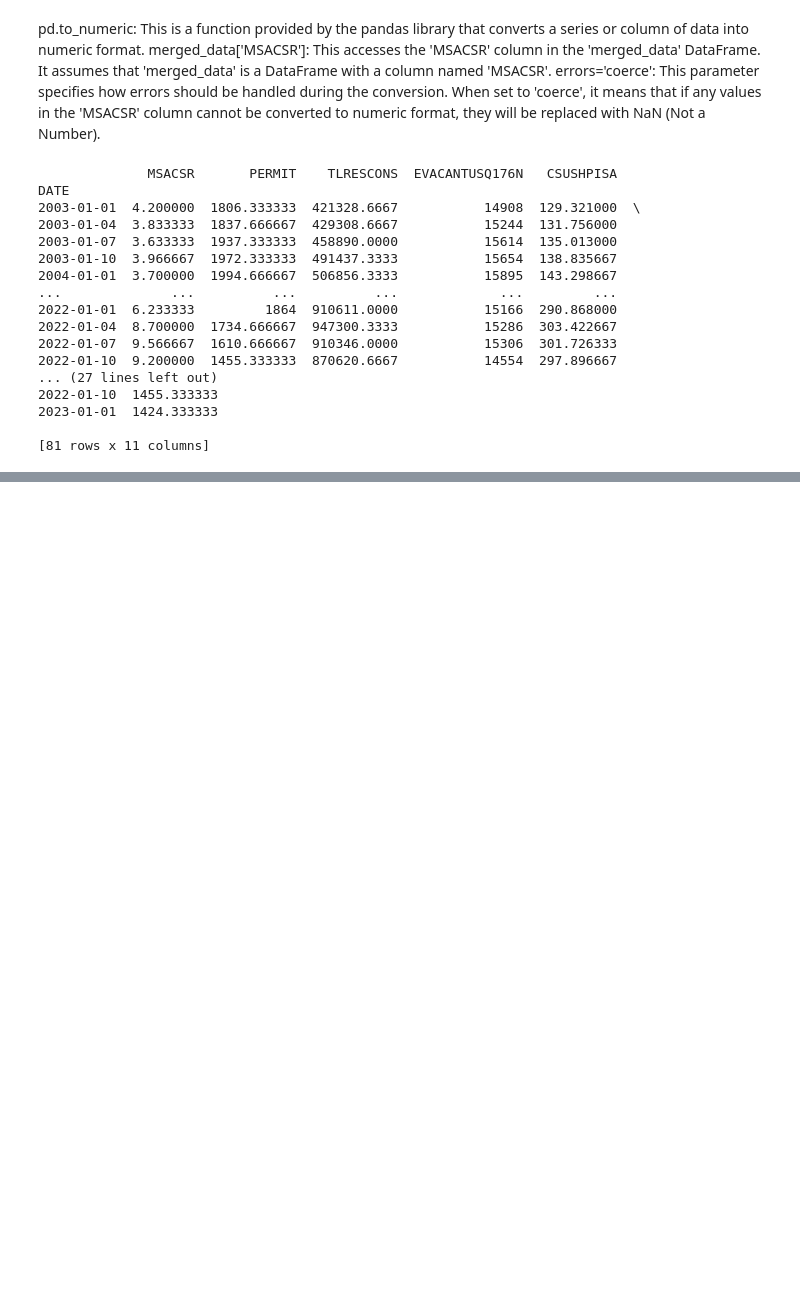
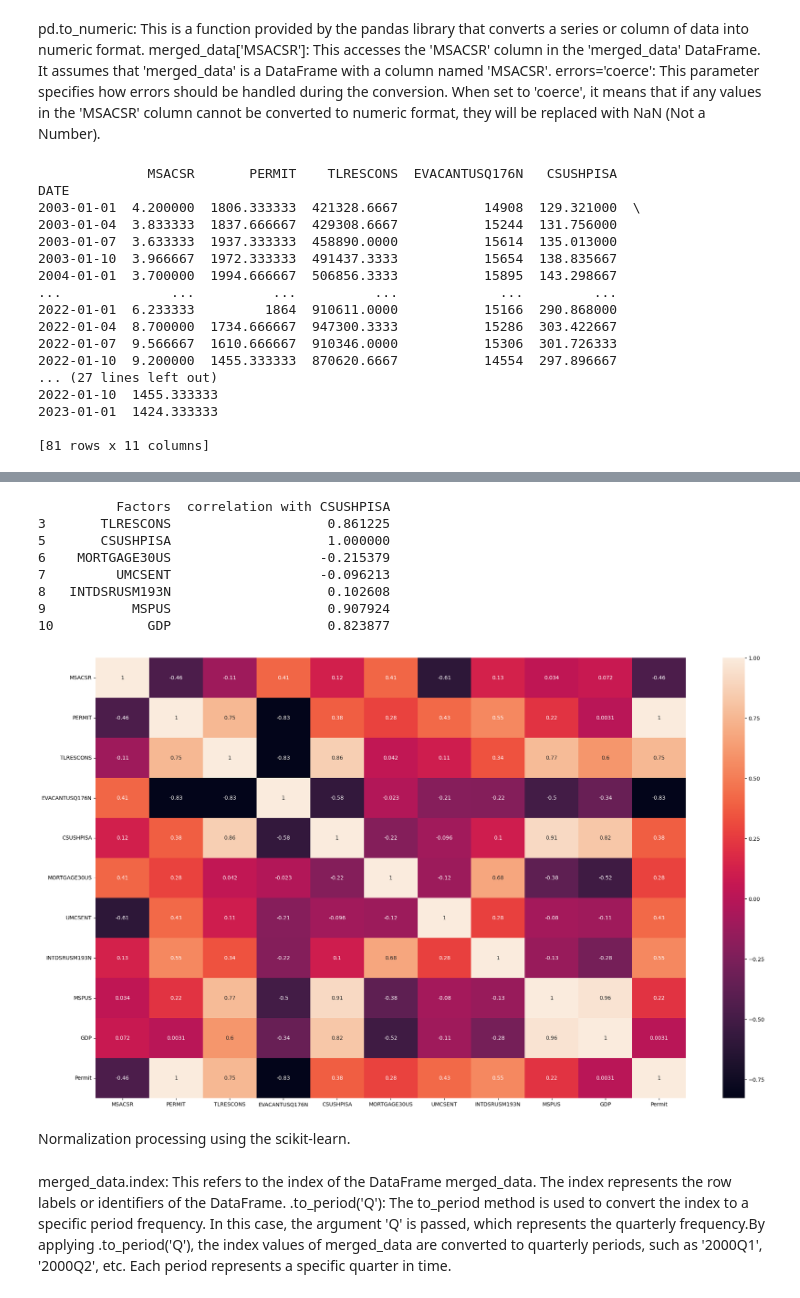
Before and after one commit to MrBinit/US-Home-Prices-Supply-Demand, a Jupyter notebook: project.ipynb, the cells around one changed output, grey strips where cells are left out. Saved outputs shown, nothing was run; the diff lists cells and outputs as text; code cells hidden in the pictures; blank space fills up the shorter version.

```diff
--- a/project.ipynb
+++ b/project.ipynb
@@ -261,6 +225,6 @@ the fillna() function replaces any missing values in the 'CSUSHPISA' column with
 # %%
 correlation = merged_data.corr()['CSUSHPISA']
 correlation_table = pd.DataFrame(correlation).reset_index()
-correlation_table.columns = ['Factors', 'correlation of CSUSHPISA']
+correlation_table.columns = ['Factors', 'correlation with CSUSHPISA']
 print(correlation_table)
 # %% [output]
@@ -355,3 +319,23 @@ merged_data.head()
 | 2003-01-07 | 3.633333 | 1937.333333 | 458890.0000 | 15614 | 135.013000 | 6.033846 | 89.300000 | 2.000000 | 191900 | ... |
 | 2003-01-10 | 3.966667 | 1972.333333 | 491437.3333 | 15654 | 138.835667 | 5.919286 | 91.966667 | 2.000000 | 198800 | ... |
 | 2004-01-01 | 3.700000 | 1994.666667 | 506856.3333 | 15895 | 143.298667 | 5.597500 | 98.000000 | 2.000000 | 212700 | ... |
+# %%
+exclude_columns = ['DATE', 'MSACSR', 'PERMIT', 'EVACANTUSQ176N']
+correlation_table = correlation_table[~correlation_table['Factors'].isin(exclude_columns)]
+
+print(correlation_table)
+plt.figure(figsize=(25, 15))
+sns.heatmap(merged_data.corr(), annot=True)
+plt.show()
+# %% [output]
+          Factors  correlation with CSUSHPISA
+3       TLRESCONS                    0.861225
+5       CSUSHPISA                    1.000000
+6    MORTGAGE30US                   -0.215379
+7         UMCSENT                   -0.096213
+8   INTDSRUSM193N                    0.102608
+9           MSPUS                    0.907924
+10            GDP                    0.823877
+[figure, added]
+# %% [markdown]
+Normalization processing using the scikit-learn.
@@ -357,0 +346,3 @@ merged_data.head()
+# %% [markdown]
+merged_data.index: This refers to the index of the DataFrame merged_data. The index represents the row labels or identifiers of the DataFrame.
+.to_period('Q'): The to_period method is used to convert the index to a specific period frequency. In this case, the argument 'Q' is passed, which represents the quarterly frequency.By applying .to_period('Q'), the index values of merged_data are converted to quarterly periods, such as '2000Q1', '2000Q2', etc. Each period represents a specific quarter in time.
```
Also changed, not shown: parts of 19 cells of this notebook, 5 other files.
